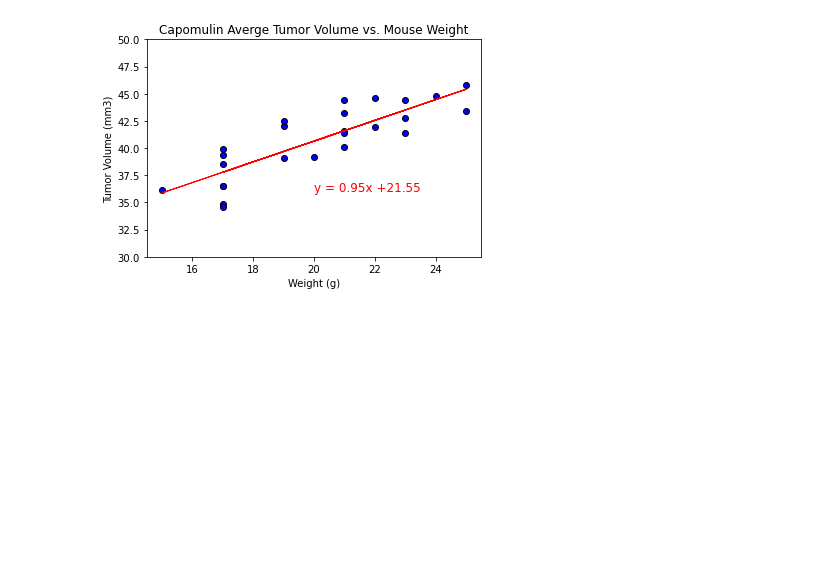
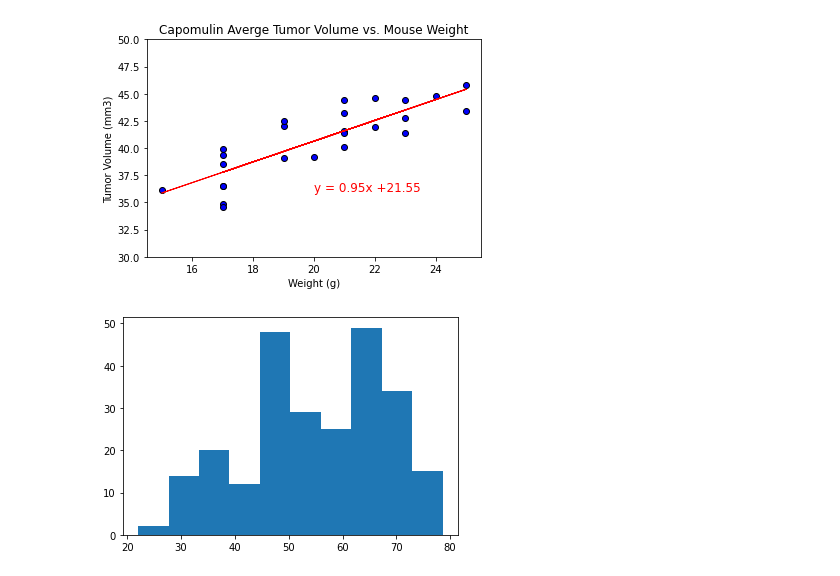
Before and after one commit to cecileung1208/Homework, a Jupyter notebook: Unit 5 - MatplotLib/Pymaceuticals/pymaceuticals_starter.ipynb, the cells around one changed output. Saved outputs shown, nothing was run; the diff lists cells and outputs as text; code cells hidden in the pictures; blank space fills up the shorter version.

```diff
--- a/Unit 5 - MatplotLib/Pymaceuticals/pymaceuticals_starter.ipynb
+++ b/Unit 5 - MatplotLib/Pymaceuticals/pymaceuticals_starter.ipynb
@@ -572,3 +575,9 @@ plt.ylim(30,50)
 plt.show()
 # %% [output]
 [figure]
+# %%
+# Determine which measure of central tendency is most appropriate to describe the Population
+plt.hist(tumor_last_timepoint['Tumor Volume (mm3)'])
+plt.show()
+# %% [output]
+[figure, added]
```
Also changed, not shown: parts of 2 cells of this notebook, 5 other files.
